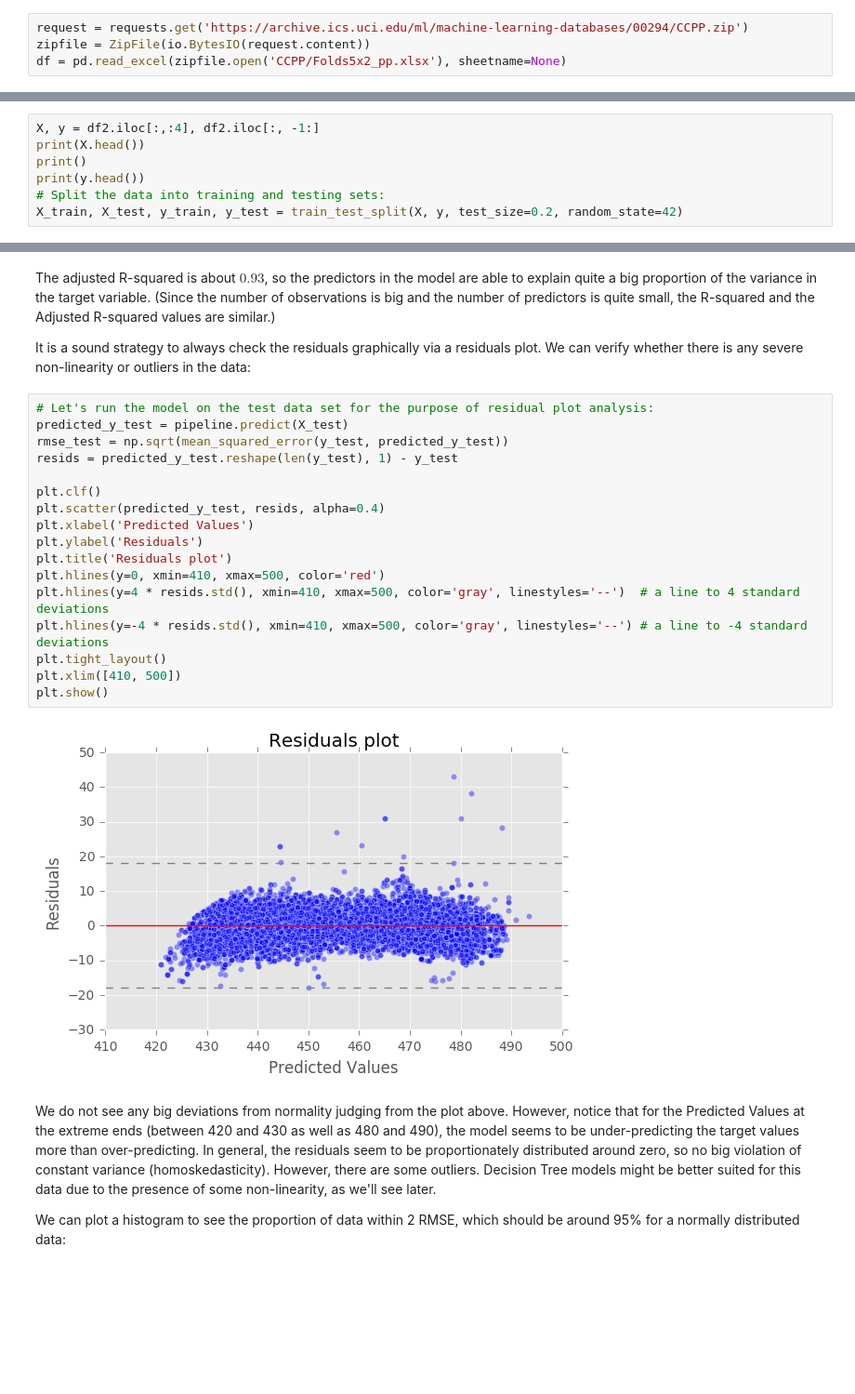
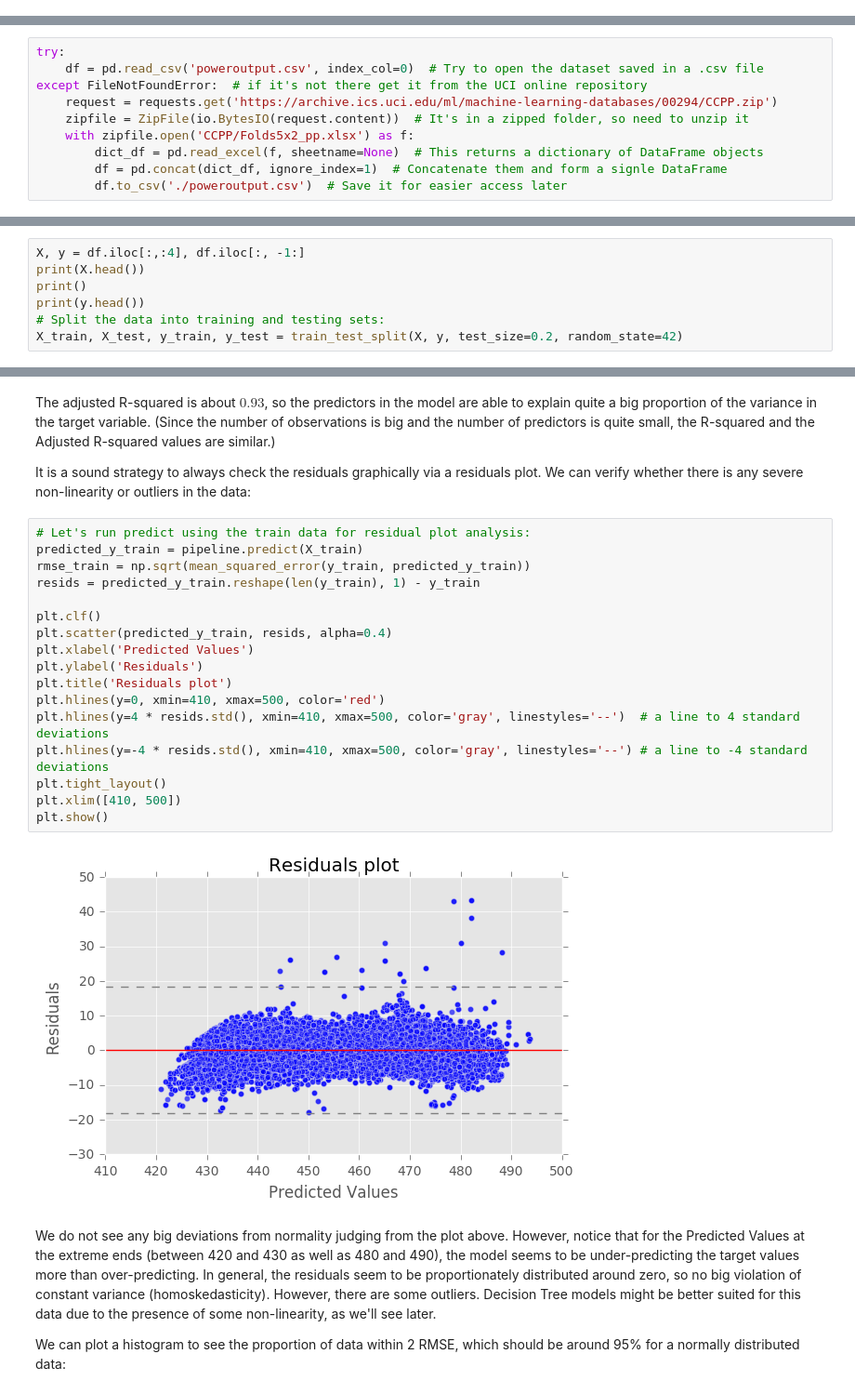
Before and after one commit to vosilov/Data-Science-Portfolio, a Jupyter notebook: Mediative/LinearRegression_DecisionTree_and_RandomForest_using_sklearn.ipynb, the cells around one changed output, grey strips where cells are left out. Shown at 93% size. Saved outputs shown, nothing was run; the diff lists cells and outputs as text; blank space fills up the shorter version.

```diff
--- a/Mediative/LinearRegression_DecisionTree_and_RandomForest_using_sklearn.ipynb
+++ b/Mediative/LinearRegression_DecisionTree_and_RandomForest_using_sklearn.ipynb
@@ -24,7 +25,3 @@ matplotlib.style.use('ggplot')
 # %% [markdown]
 #### Load the dataset from the UCI archive:
 It's a zipped folder named _CCPP_ and contains the data in an excel file with a `.xlsx` format split into 5 sheets:
-# %%
-request = requests.get('https://archive.ics.uci.edu/ml/machine-learning-databases/00294/CCPP.zip')
-zipfile = ZipFile(io.BytesIO(request.content))
-df = pd.read_excel(zipfile.open('CCPP/Folds5x2_pp.xlsx'), sheetname=None)
@@ -32,0 +28,10 @@ The excel file contains the data in 5 sheets, so we get a dictionary of 5 DataFr
+# %%
+try:
+    df = pd.read_csv('poweroutput.csv', index_col=0)  # Try to open the dataset saved in a .csv file
+except FileNotFoundError:  # if it's not there get it from the UCI online repository
+    request = requests.get('https://archive.ics.uci.edu/ml/machine-learning-databases/00294/CCPP.zip')
+    zipfile = ZipFile(io.BytesIO(request.content))  # It's in a zipped folder, so need to unzip it
+    with zipfile.open('CCPP/Folds5x2_pp.xlsx') as f:
+        dict_df = pd.read_excel(f, sheetname=None)  # This returns a dictionary of DataFrame objects
+        df = pd.concat(dict_df, ignore_index=1)  # Concatenate them and form a signle DataFrame
+        df.to_csv('./poweroutput.csv')  # Save it for easier access later
@@ -114,5 +102,5 @@ Let's split the data into training and test sets. The training set will be used
 # %%
-X, y = df2.iloc[:,:4], df2.iloc[:, -1:]
+X, y = df.iloc[:,:4], df.iloc[:, -1:]
 print(X.head())
 print()
 print(y.head())
@@ -192,24 +180,24 @@ The adjusted R-squared is about $0.93$, so the predictors in the model are able
 
 It is a sound strategy to always check the residuals graphically via a residuals plot. We can verify whether there is any severe non-linearity or outliers in the data:
 # %%
-# Let's run the model on the test data set for the purpose of residual plot analysis:
-predicted_y_test = pipeline.predict(X_test)
-rmse_test = np.sqrt(mean_squared_error(y_test, predicted_y_test))
-resids = predicted_y_test.reshape(len(y_test), 1) - y_test
+# Let's run predict using the train data for residual plot analysis:
+predicted_y_train = pipeline.predict(X_train)
+rmse_train = np.sqrt(mean_squared_error(y_train, predicted_y_train))
+resids = predicted_y_train.reshape(len(y_train), 1) - y_train
 
 plt.clf()
-plt.scatter(predicted_y_test, resids, alpha=0.4)
+plt.scatter(predicted_y_train, resids, alpha=0.4)
 plt.xlabel('Predicted Values')
 plt.ylabel('Residuals')
 plt.title('Residuals plot')
 plt.hlines(y=0, xmin=410, xmax=500, color='red')
 plt.hlines(y=4 * resids.std(), xmin=410, xmax=500, color='gray', linestyles='--')  # a line to 4 standard deviations
 plt.hlines(y=-4 * resids.std(), xmin=410, xmax=500, color='gray', linestyles='--') # a line to -4 standard deviations
 plt.tight_layout()
 plt.xlim([410, 500])
 plt.show()
 # %% [output]
-[figure, old version]
+[figure, new version]
 # %% [markdown]
 We do not see any big deviations from normality judging from the plot above. However, notice that for the Predicted Values at the extreme ends (between 420 and 430 as well as 480 and 490), the model seems to be under-predicting the target values more than over-predicting.
 In general, the residuals seem to be proportionately distributed around zero, so no big violation of constant variance (homoskedasticity). However, there are some outliers. Decision Tree models might be better suited for this data due to the presence of some non-linearity, as we'll see later.
```
Also changed, not shown: parts of 47 cells of this notebook.
